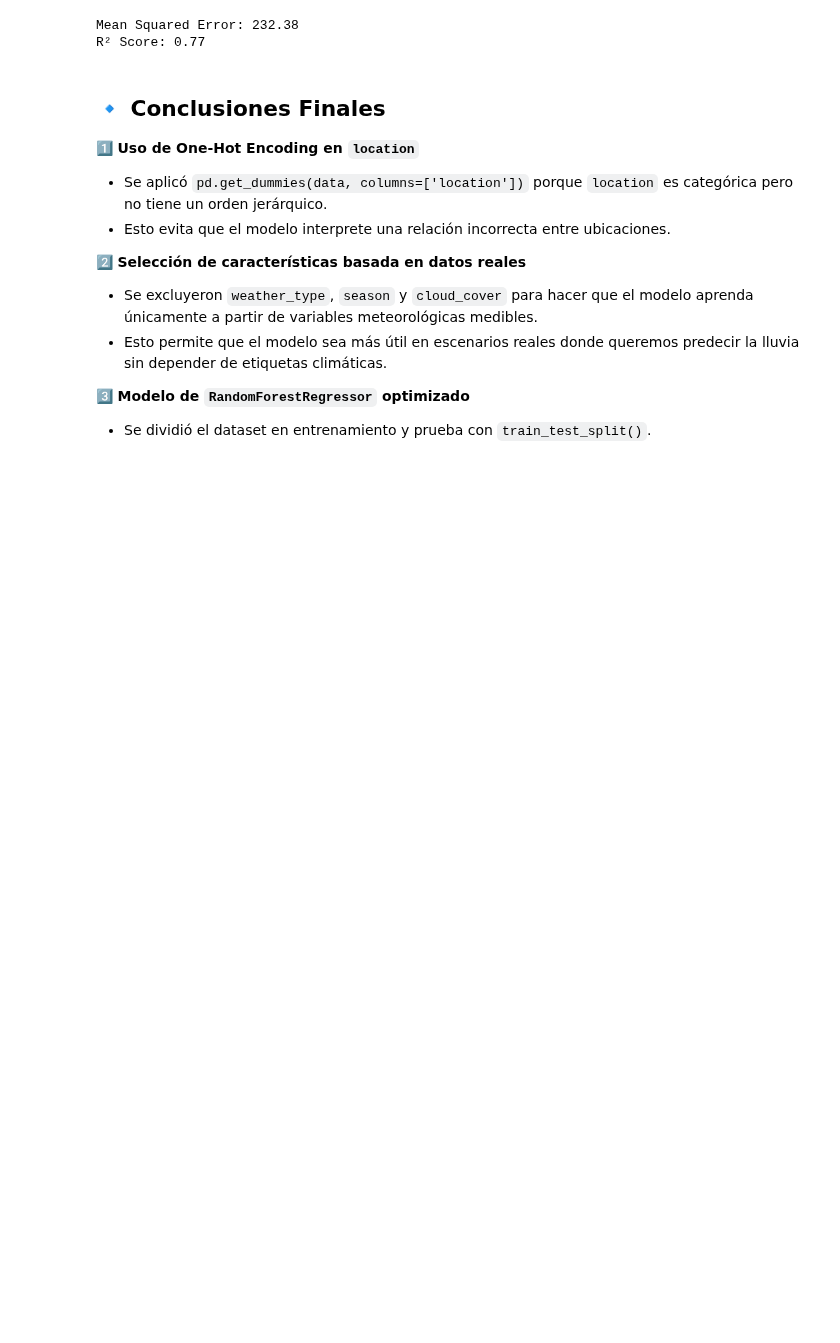
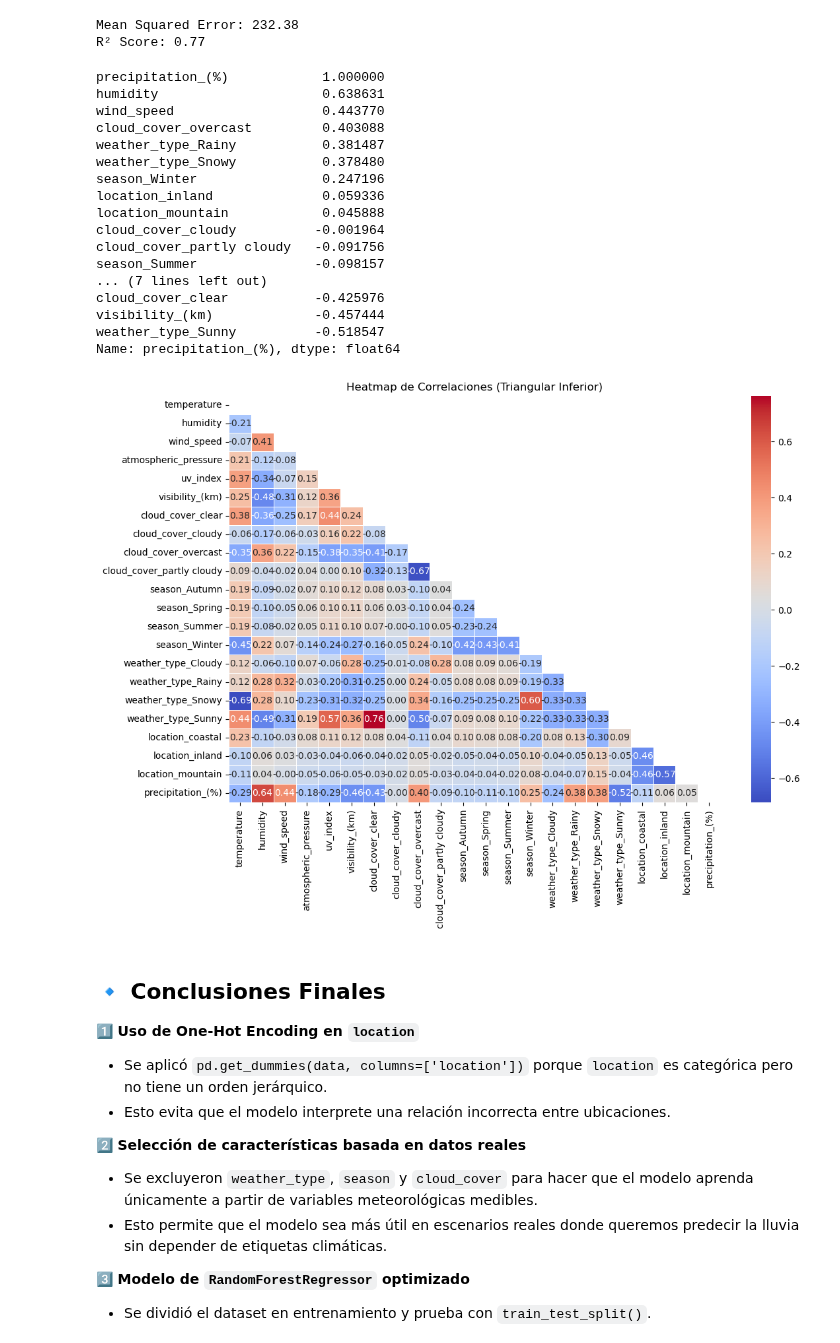
Before and after one commit to jesuserro/weather-prediction-machine-learning, a Jupyter notebook: src/8.2_random_forest_regressor.ipynb, the cells around one changed output. Drawn from its saved outputs; the diff is of its cells as text; code cells hidden in the pictures; blank space fills up the shorter version.

```diff
--- a/src/8.2_random_forest_regressor.ipynb
+++ b/src/8.2_random_forest_regressor.ipynb
@@ -12,7 +12,8 @@ from sklearn.metrics import mean_squared_error, r2_score
 data = pd.read_csv('../data/processed/weather_classification_data.csv')
 
 # 📌 Aplicar One-Hot Encoding en 'location'
-data = pd.get_dummies(data, columns=['location'])
+categorical_columns = ['cloud_cover', 'season', 'weather_type', 'location']
+data = pd.get_dummies(data, columns=categorical_columns)
 
 # 📌 Seleccionar features dinámicamente después de get_dummies()
 features = ['temperature', 'humidity', 'wind_speed', 'atmospheric_pressure',
@@ -47,6 +48,50 @@ print(f'R² Score: {r2:.2f}')
 # %% [output]
 Mean Squared Error: 232.38
 R² Score: 0.77
+# %%
+# 📌 Calcular la correlación
+correlation = data.corr()
+
+# 📌 Mostrar la correlación ordenada de la variable objetivo
+print(correlation[target].sort_values(ascending=False))
+
+# 📌 Reordenar las columnas para que el target esté al final
+columns = [col for col in correlation.columns if col != target] + [target]
+correlation = correlation[columns].loc[columns]
+
+# 📌 Crear una máscara para mostrar solo la diagonal inferior
+mask = np.triu(np.ones_like(correlation, dtype=bool))
+
+# 📌 Configurar el tamaño del gráfico
+plt.figure(figsize=(12, 8))
+
+# 📌 Generar el heatmap
+sns.heatmap(correlation, annot=True, cmap='coolwarm', fmt='.2f', mask=mask, linewidths=0.5)
+
+# 📌 Configurar título
+plt.title('Heatmap de Correlaciones (Triangular Inferior)')
+
+# 📌 Mostrar gráfico
+plt.show()
+# %% [output]
+precipitation_(%)            1.000000
+humidity                     0.638631
+wind_speed                   0.443770
+cloud_cover_overcast         0.403088
+weather_type_Rainy           0.381487
+weather_type_Snowy           0.378480
+season_Winter                0.247196
+location_inland              0.059336
+location_mountain            0.045888
+cloud_cover_cloudy          -0.001964
+cloud_cover_partly cloudy   -0.091756
+season_Summer               -0.098157
+... (7 lines left out)
+cloud_cover_clear           -0.425976
+visibility_(km)             -0.457444
+weather_type_Sunny          -0.518547
+Name: precipitation_(%), dtype: float64
+[figure, added]
 # %% [markdown]
 ## 🔹 Conclusiones Finales
 
```
Also changed, not shown: 1 other file.
